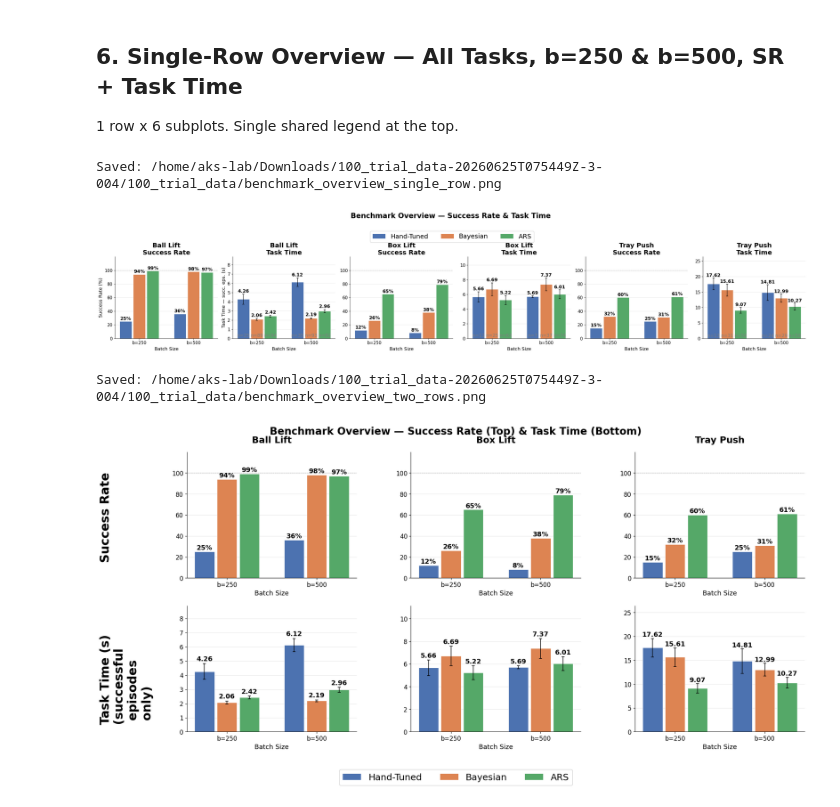
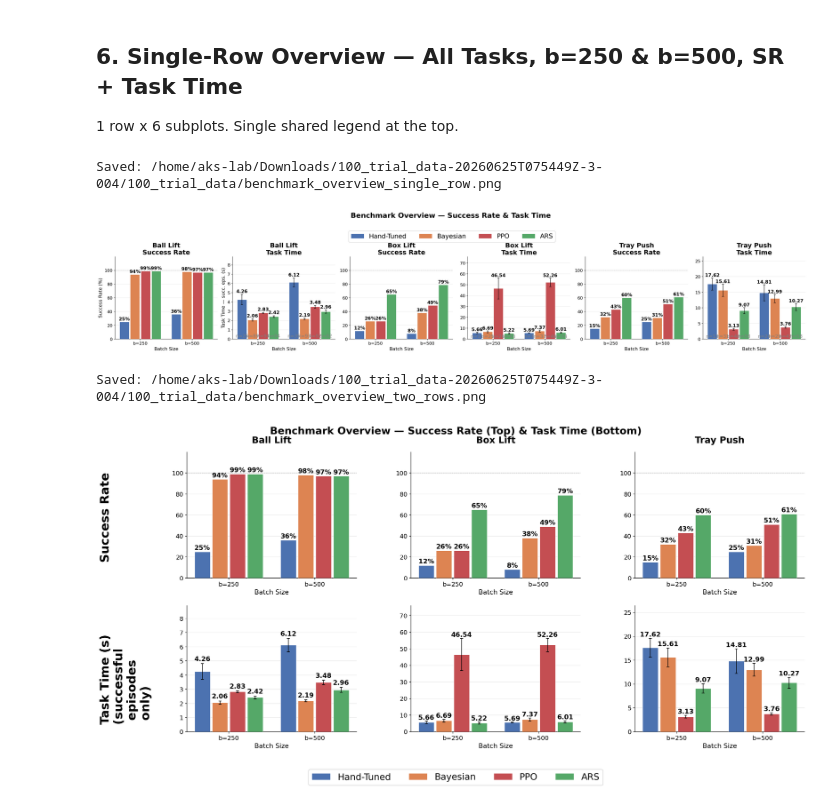
Before and after one commit to alinjar1996/ARS_data_plot, a Jupyter notebook: benchmark_stat_batch.ipynb, the cells around one changed output. Cells and saved outputs as stored; diff of their text form; code cells hidden in the pictures.

Commit message:
PPO data added and plotted. Some discrepancy observed.

```diff
--- a/benchmark_stat_batch.ipynb
+++ b/benchmark_stat_batch.ipynb
@@ -276,7 +321,10 @@ def comp_time_stats(step_time_arr):
     for ep in step_time_arr:
         arr = np.asarray(ep, dtype=float)
         if len(arr) > 1:
-            ep_means.append(arr[1:].mean())
+            valid = arr[1:]
+            valid = valid[np.isfinite(valid) & (valid > 0)]
+            if valid.size:
+                ep_means.append(valid.mean())
     if ep_means:
         return float(np.mean(ep_means)), float(np.std(ep_means))
     return float('nan'), float('nan')
@@ -318,7 +366,7 @@ for task_name, task_cfg in DOC_FILES.items():
                 # success rate: all episodes
                 sr = float(succ.mean())
 
-                # task time: skip episode 0, successful episodes only
+                # episode wall time: total_time, skip episode 0, successful episodes only
                 succ_no0  = succ[1:]
                 ttime_no0 = ttime[1:]
                 mask_no0  = succ_no0 == 1
@@ -379,8 +427,8 @@ for task_name, task_cfg in DOC_FILES.items():
 1 row x 3 subplots: Success Rate / Computation Time / Task Time.
 Single legend at the top of each figure.
 # %%
-BAR_W = 0.22
-GAP   = 0.03
+BAR_W = 0.18
+GAP   = 0.025
 
 def annotate(ax, bar, label, y_extra=0, fontsize=11, bold=False):
     x  = bar.get_x() + bar.get_width() / 2
@@ -392,7 +440,7 @@ def annotate(ax, bar, label, y_extra=0, fontsize=11, bold=False):
 
 
 def plot_task(task_name, task_data, batch_sizes, save_path=None):
-    methods = list(task_data.keys())   # always Hand-Tuned, Bayesian, ARS
+    methods = list(task_data.keys())   # Hand-Tuned, Bayesian, PPO, ARS
     n_m     = len(methods)
     offsets = [(i - (n_m - 1) / 2) * (BAR_W + GAP) for i in range(n_m)]
     x_base  = np.arange(len(batch_sizes))
@@ -420,7 +468,7 @@ def plot_task(task_name, task_data, batch_sizes, save_path=None):
                   linewidth=0.5, zorder=3,
                   yerr=ct_s, capsize=3, error_kw={'elinewidth': 1.1, 'capthick': 1.1})
 
-        # task time (ep0 excluded)
+        # episode wall time from total_time (ep0 excluded)
         for i, (v, s, n) in enumerate(zip(tt_m, tt_s, ns)):
             xi = x[i]
             if np.isnan(v) or n == 0:
@@ -469,7 +517,8 @@ def plot_task(task_name, task_data, batch_sizes, save_path=None):
     if save_path:
         plt.savefig(save_path, dpi=150, bbox_inches='tight')
         print(f'Saved: {save_path}')
-    plt.show()
+        display(Image(filename=str(save_path)))
+    plt.close(fig)
 
 
 TASK_ORDER = ['Ball Lift', 'Box Lift', 'Tray Push']
@@ -493,11 +542,12 @@ Saved: /home/aks-lab/Downloads/100_trial_data-20260625T075449Z-3-004/100_trial_d
 # %%
 fig, axes = plt.subplots(1, len(task_names) * 2, figsize=(28, 5))
 
-legend_patches = [plt.Rectangle((0, 0), 1, 1, fc=METHOD_COLORS[m]) for m in ['Hand-Tuned', 'Bayesian', 'ARS']]
+METHOD_ORDER = ['Hand-Tuned', 'Bayesian', 'PPO', 'ARS']
+legend_patches = [plt.Rectangle((0, 0), 1, 1, fc=METHOD_COLORS[m]) for m in METHOD_ORDER]
 
 for t_idx, task_name in enumerate(task_names):
     task_data = data_all[task_name]
-    methods   = list(task_data.keys())   # Hand-Tuned, Bayesian, ARS
+    methods   = list(task_data.keys())   # Hand-Tuned, Bayesian, PPO, ARS
     n_m       = len(methods)
     offsets   = [(i - (n_m - 1) / 2) * (BAR_W + GAP) for i in range(n_m)]
     x_base    = np.arange(len(OVERVIEW_BATCHES))
@@ -559,8 +609,8 @@ for t_idx, task_name in enumerate(task_names):
         ax_tt.set_ylim(0, min(raw_top * 1.35, max(all_tt) * 2.5))
 
 # single shared legend at top centre
-fig.legend(legend_patches, ['Hand-Tuned', 'Bayesian', 'ARS'],
-           loc='upper center', ncol=3, fontsize=18,
+fig.legend(legend_patches, METHOD_ORDER,
+           loc='upper center', ncol=4, fontsize=18,
            bbox_to_anchor=(0.5, 1.0), frameon=True, framealpha=0.9)
 fig.suptitle('Benchmark Overview — Success Rate & Task Time ',
              fontsize=20, fontweight='bold', y=1.12)
@@ -569,10 +619,11 @@ plt.tight_layout()
 out = BASE / 'benchmark_overview_single_row.png'
 plt.savefig(out, dpi=150, bbox_inches='tight')
 print(f'Saved: {out}')
-plt.show()
+display(Image(filename=str(out)))
+plt.close(fig)
 # %% [output]
 Saved: /home/aks-lab/Downloads/100_trial_data-20260625T075449Z-3-004/100_trial_data/benchmark_overview_single_row.png
-[figure, old version]
+[figure, new version]
 # %%
 # Plot all tasks in two rows: first row = success rate, second row = task time
 # Ensure order: Ball Lift, Box Lift, Tray Push
@@ -581,11 +632,11 @@ task_names_sorted = [t for t in task_order if t in task_names]
 
 fig, axes = plt.subplots(2, len(task_names_sorted), figsize=(6 * len(task_names_sorted) + 2, 10), gridspec_kw={'wspace': 0.32, 'hspace': 0.22, 'left': 0.13, 'right': 0.98, 'top': 0.90, 'bottom': 0.13})
 
-legend_patches = [plt.Rectangle((0, 0), 1, 1, fc=METHOD_COLORS[m]) for m in ['Hand-Tuned', 'Bayesian', 'ARS']]
+legend_patches = [plt.Rectangle((0, 0), 1, 1, fc=METHOD_COLORS[m]) for m in METHOD_ORDER]
 
 for t_idx, task_name in enumerate(task_names_sorted):
     task_data = data_all[task_name]
-    methods   = list(task_data.keys())   # Hand-Tuned, Bayesian, ARS
+    methods   = list(task_data.keys())   # Hand-Tuned, Bayesian, PPO, ARS
     n_m       = len(methods)
     offsets   = [(i - (n_m - 1) / 2) * (BAR_W + GAP) for i in range(n_m)]
     x_base    = np.arange(len(OVERVIEW_BATCHES))
@@ -639,34 +690,35 @@ for t_idx, task_name in enumerate(task_names_sorted):
         ax.spines[['top', 'right']].set_visible(False)
         ax.grid(axis='y', alpha=0.3, zorder=0)
 
     all_tt = [task_data[m][b]['task_time_mean'] for m in methods for b in OVERVIEW_BATCHES
               if not np.isnan(task_data[m][b]['task_time_mean'])]
     all_ts = [task_data[m][b]['task_time_std']  for m in methods for b in OVERVIEW_BATCHES
               if not np.isnan(task_data[m][b]['task_time_std'])]
     if all_tt:
         raw_top = max(m + s for m, s in zip(all_tt, all_ts))
         ax_tt.set_ylim(0, min(raw_top * 1.35, max(all_tt) * 2.5))
 
 # Add big y-labels only once at the left side using fig.text
 fig.text(0.01, 0.72, 'Success Rate', va='center', ha='left', rotation='vertical', fontsize=24, fontweight='bold')
 fig.text(0.01, 0.28, 'Task Time (s) \n(successful  \n episodes \n only)', va='center', ha='left', rotation='vertical', fontsize=24, fontweight='bold')
 
 # Remove y-labels from all axes
 for ax in axes.flatten():
     ax.set_ylabel("")
 
 # single shared legend at bottom centre
-fig.legend(legend_patches, ['Hand-Tuned', 'Bayesian', 'ARS'],
-           loc='lower center', ncol=3, fontsize=18,
+fig.legend(legend_patches, METHOD_ORDER,
+           loc='lower center', ncol=4, fontsize=18,
            bbox_to_anchor=(0.5, -0.03), frameon=True, framealpha=0.9)
 fig.suptitle('Benchmark Overview — Success Rate (Top) & Task Time (Bottom)',
              fontsize=20, fontweight='bold', y=0.97)
 
 plt.tight_layout(rect=[0.08, 0.09, 1, 0.95])
 out = BASE / 'benchmark_overview_two_rows.png'
 plt.savefig(out, dpi=150, bbox_inches='tight')
 print(f'Saved: {out}')
-plt.show()
+display(Image(filename=str(out)))
+plt.close(fig)
 # %% [output]
 Saved: /home/aks-lab/Downloads/100_trial_data-20260625T075449Z-3-004/100_trial_data/benchmark_overview_two_rows.png
-[figure, old version]
+[figure, new version]
```
Also changed, not shown: parts of 8 cells of this notebook, 5 other files.
